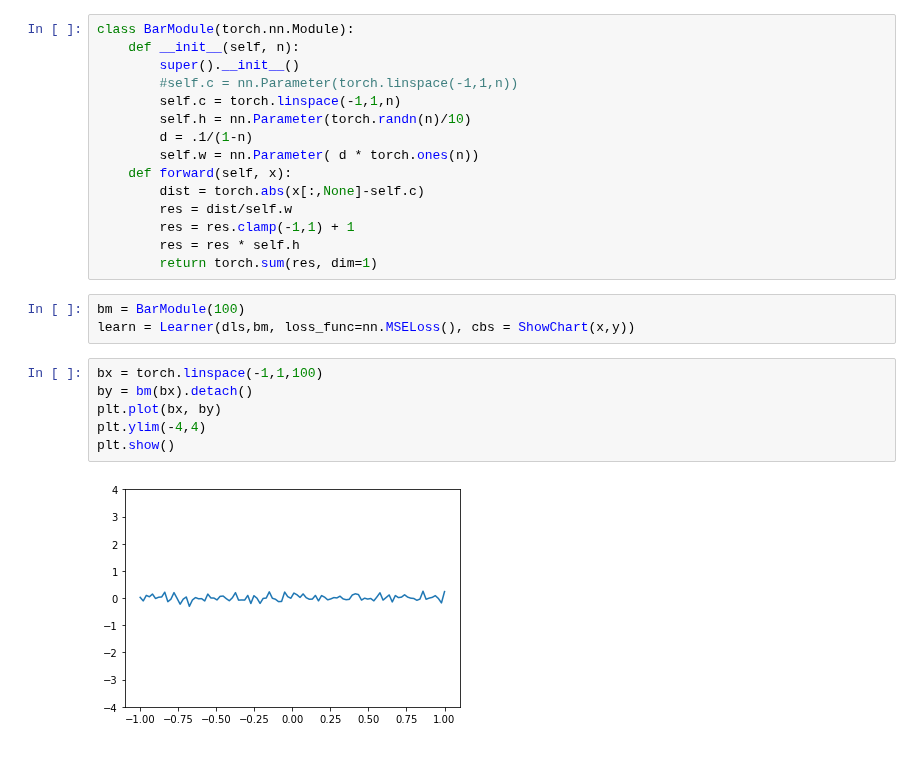
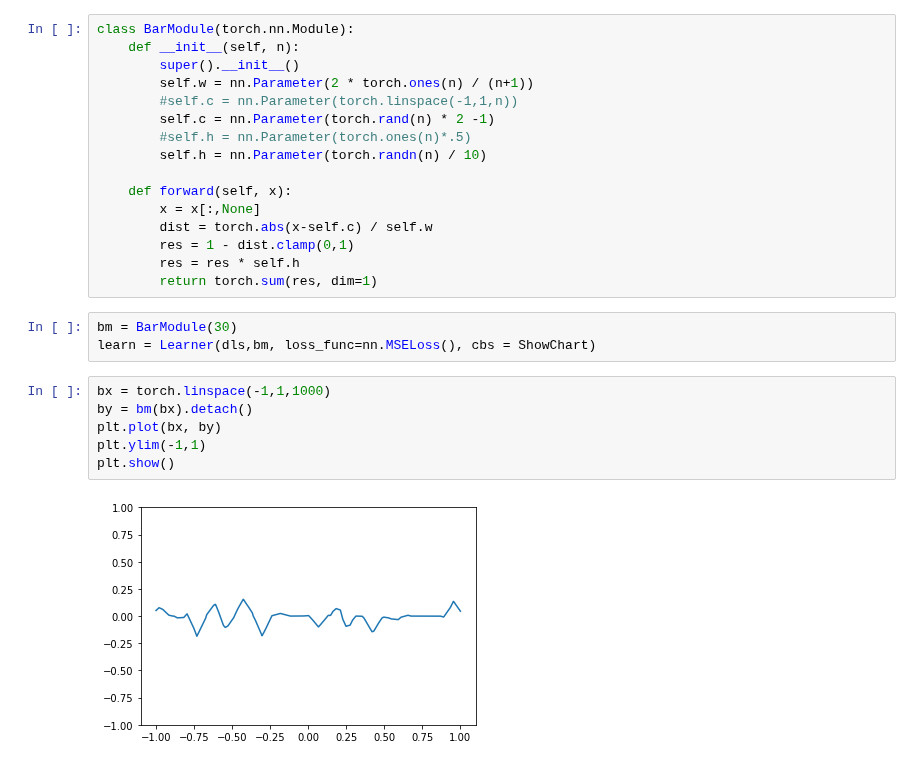
Before and after one commit to slawekslex/dl_experiments, a Jupyter notebook: misc/bars.ipynb, the cells around one changed output. Drawn from its saved outputs; the diff is of its cells as text.

```diff
--- a/misc/bars.ipynb
+++ b/misc/bars.ipynb
@@ -61,26 +51,27 @@ class ShowChart(Callback):
 class BarModule(torch.nn.Module):
     def __init__(self, n):
         super().__init__()
+        self.w = nn.Parameter(2 * torch.ones(n) / (n+1))
         #self.c = nn.Parameter(torch.linspace(-1,1,n))
-        self.c = torch.linspace(-1,1,n)
-        self.h = nn.Parameter(torch.randn(n)/10)
-        d = .1/(1-n)
-        self.w = nn.Parameter( d * torch.ones(n))
+        self.c = nn.Parameter(torch.rand(n) * 2 -1)
+        #self.h = nn.Parameter(torch.ones(n)*.5)
+        self.h = nn.Parameter(torch.randn(n) / 10)
+
     def forward(self, x):
-        dist = torch.abs(x[:,None]-self.c)
-        res = dist/self.w
-        res = res.clamp(-1,1) + 1
+        x = x[:,None]
+        dist = torch.abs(x-self.c) / self.w
+        res = 1 - dist.clamp(0,1)
         res = res * self.h
         return torch.sum(res, dim=1)
 # %%
-bm = BarModule(100)
-learn = Learner(dls,bm, loss_func=nn.MSELoss(), cbs = ShowChart(x,y))
+bm = BarModule(30)
+learn = Learner(dls,bm, loss_func=nn.MSELoss(), cbs = ShowChart)
 # %%
-bx = torch.linspace(-1,1,100)
+bx = torch.linspace(-1,1,1000)
 by = bm(bx).detach()
 plt.plot(bx, by)
-plt.ylim(-4,4)
+plt.ylim(-1,1)
 plt.show()
 # %% [output]
-[figure, old version]
+[figure, new version]
 # %%
```
Also changed, not shown: parts of 5 cells of this notebook.
